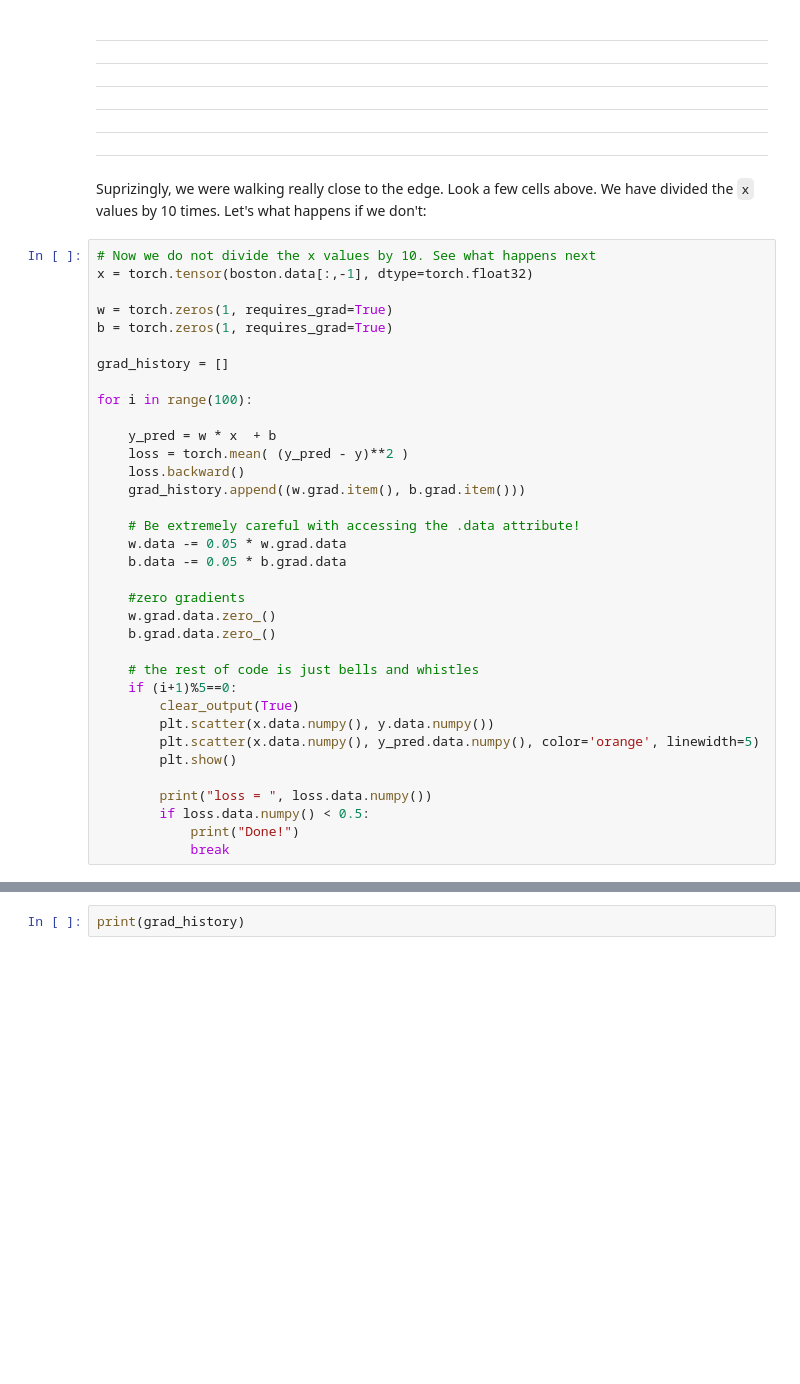
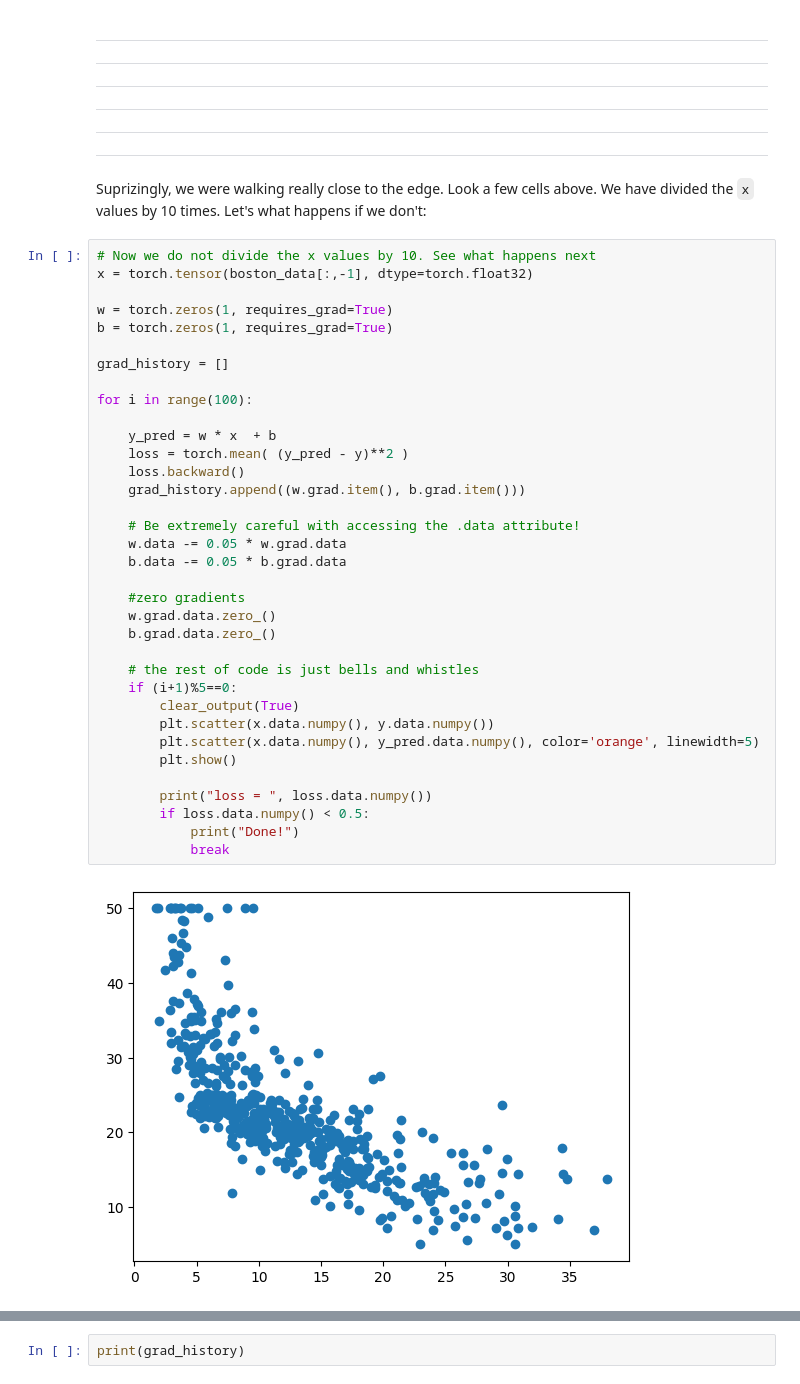
Before and after one commit to Andron00e/ml-course, a Jupyter notebook: week0_03_linear_classification/week0_03_intro_to_pytorch.ipynb, the cells around one changed output, grey strips where cells are left out. Drawn from its saved outputs; the diff is of its cells as text; blank space fills up the shorter version.

```diff
--- a/week0_03_linear_classification/week0_03_intro_to_pytorch.ipynb
+++ b/week0_03_linear_classification/week0_03_intro_to_pytorch.ipynb
@@ -291,36 +316,38 @@ ________________________________________________________________
 Suprizingly, we were walking really close to the edge. Look a few cells above. We have divided the `x` values by 10 times. Let's what happens if we don't:
 # %%
 # Now we do not divide the x values by 10. See what happens next
-x = torch.tensor(boston.data[:,-1], dtype=torch.float32)
+x = torch.tensor(boston_data[:,-1], dtype=torch.float32)
 
 w = torch.zeros(1, requires_grad=True)
 b = torch.zeros(1, requires_grad=True)
 
 grad_history = []
 
 for i in range(100):
 
     y_pred = w * x  + b
     loss = torch.mean( (y_pred - y)**2 )
     loss.backward()
     grad_history.append((w.grad.item(), b.grad.item()))
 
     # Be extremely careful with accessing the .data attribute!
     w.data -= 0.05 * w.grad.data
     b.data -= 0.05 * b.grad.data
 
     #zero gradients
     w.grad.data.zero_()
     b.grad.data.zero_()
 
     # the rest of code is just bells and whistles
     if (i+1)%5==0:
         clear_output(True)
         plt.scatter(x.data.numpy(), y.data.numpy())
         plt.scatter(x.data.numpy(), y_pred.data.numpy(), color='orange', linewidth=5)
         plt.show()
 
         print("loss = ", loss.data.numpy())
         if loss.data.numpy() < 0.5:
             print("Done!")
             break
+# %% [output]
+[figure, added]
```
Also changed, not shown: parts of 12 cells of this notebook.
